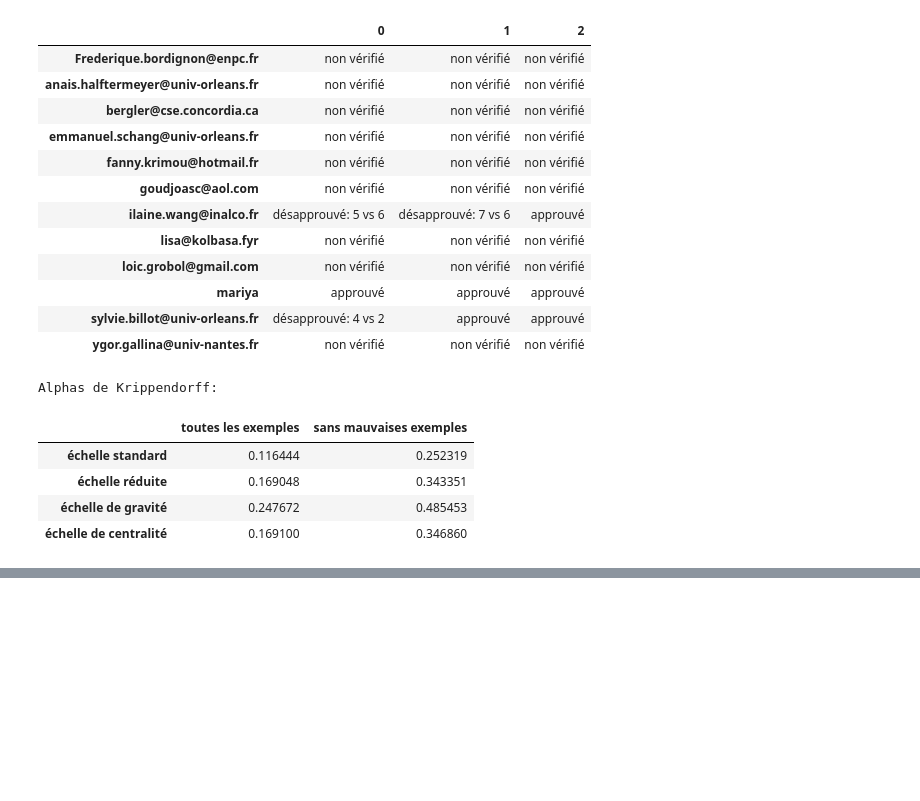
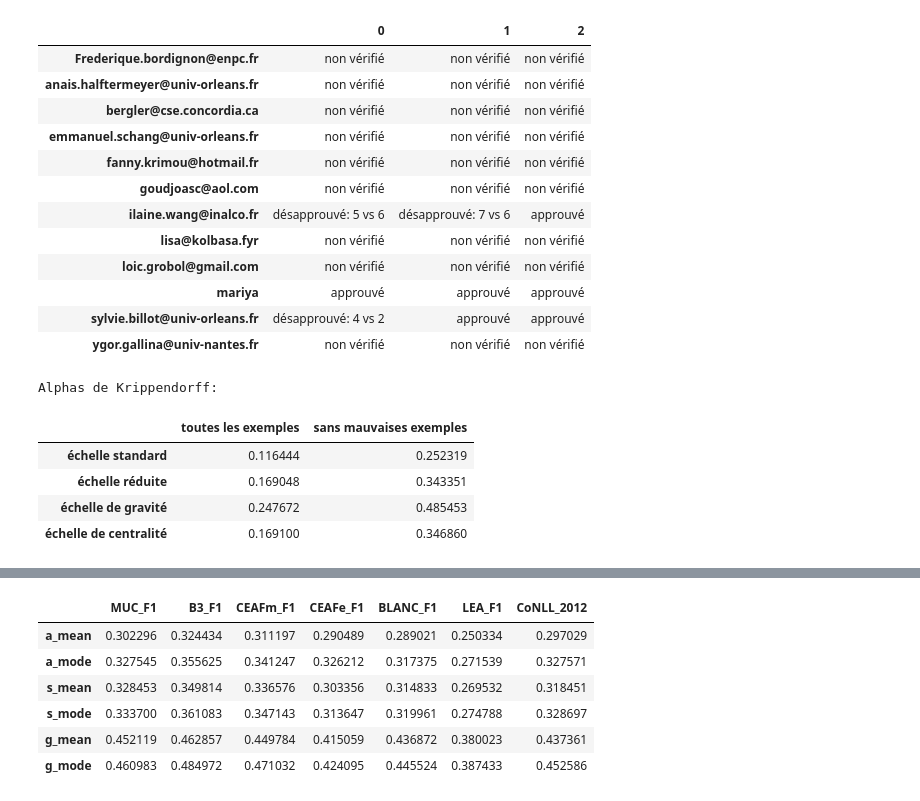
Before and after one commit to project178/coref-metrics-vs-humans, a Jupyter notebook: data_analysis.ipynb, the cells around one changed output, grey strips where cells are left out. Drawn from its saved outputs; the diff is of its cells as text; code cells hidden in the pictures; blank space fills up the shorter version.

```diff
--- a/data_analysis.ipynb
+++ b/data_analysis.ipynb
@@ -230,0 +240,10 @@ for name, profile in profiles.items():
+# %%
+pd.DataFrame.from_dict(means_pos)
+# %% [output]
+|  | MUC_F1 | B3_F1 | CEAFm_F1 | CEAFe_F1 | BLANC_F1 | LEA_F1 | CoNLL_2012 |
+| a_mean | 0.302296 | 0.324434 | 0.311197 | 0.290489 | 0.289021 | 0.250334 | 0.297029 |
+| a_mode | 0.327545 | 0.355625 | 0.341247 | 0.326212 | 0.317375 | 0.271539 | 0.327571 |
+| s_mean | 0.328453 | 0.349814 | 0.336576 | 0.303356 | 0.314833 | 0.269532 | 0.318451 |
+| s_mode | 0.333700 | 0.361083 | 0.347143 | 0.313647 | 0.319961 | 0.274788 | 0.328697 |
+| g_mean | 0.452119 | 0.462857 | 0.449784 | 0.415059 | 0.436872 | 0.380023 | 0.437361 |
+| g_mode | 0.460983 | 0.484972 | 0.471032 | 0.424095 | 0.445524 | 0.387433 | 0.452586 |
```
Also changed, not shown: parts of 24 cells of this notebook.
